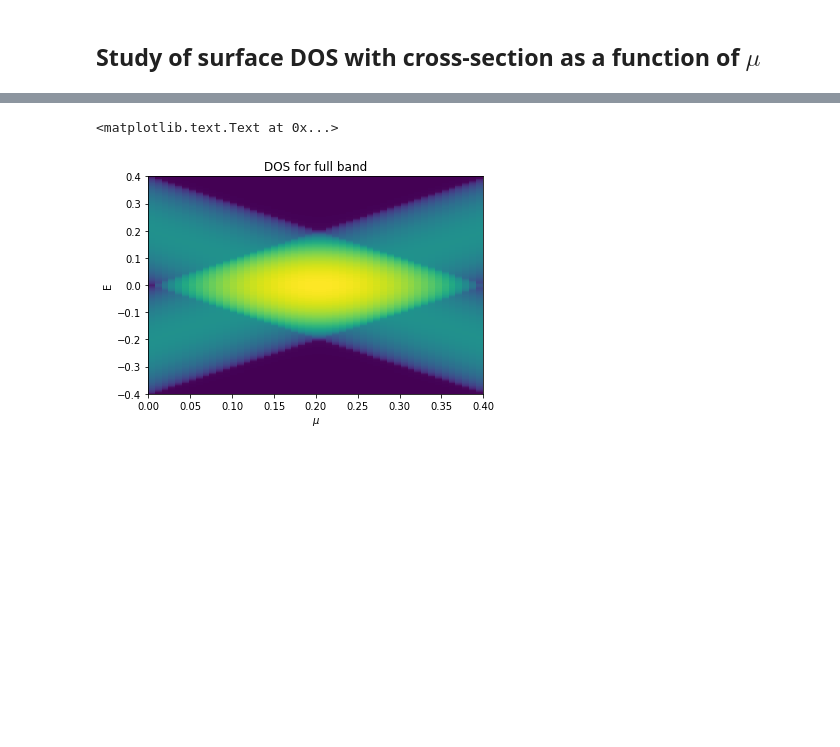
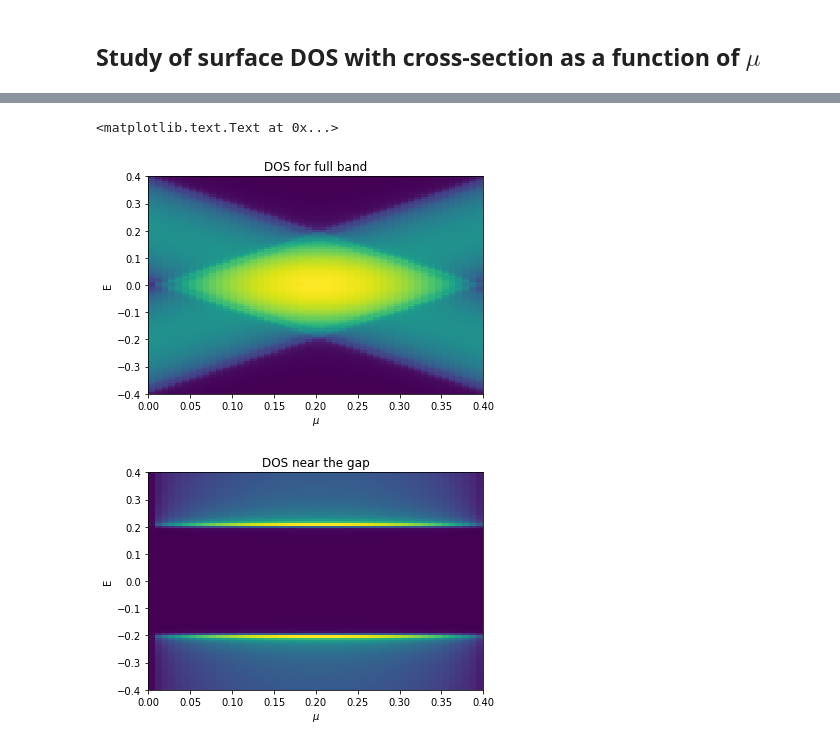
Before and after one commit to sandeshkalantre/superconducting-transport, a Jupyter notebook: code/Cylindrical Nanowire.ipynb, the cells around one changed output, grey strips where cells are left out. Drawn from its saved outputs; the diff is of its cells as text; code cells hidden in the pictures; blank space fills up the shorter version.

```diff
--- a/code/Cylindrical Nanowire.ipynb
+++ b/code/Cylindrical Nanowire.ipynb
@@ -312,10 +310,17 @@ for mu in mu_vec:
 # %%
 plt.figure(1)
 XX,YY = np.meshgrid(mu_vec,E_vec)
 plt.pcolor(XX,YY,np.array(dos_array).T)
 plt.xlabel("$\mu$")
 plt.ylabel("E")
 plt.title("DOS for full band")
+plt.figure(2)
+XX,YY = np.meshgrid(mu_vec,E_vec)
+plt.pcolor(XX,YY,np.array(dos_gap_array).T)
+plt.xlabel("$\mu$")
+plt.ylabel("E")
+plt.title("DOS near the gap")
 # %% [output]
 <matplotlib.text.Text at 0x...>
 [figure]
+[figure, added]
```
Also changed, not shown: parts of 19 cells of this notebook, 1 other file.
